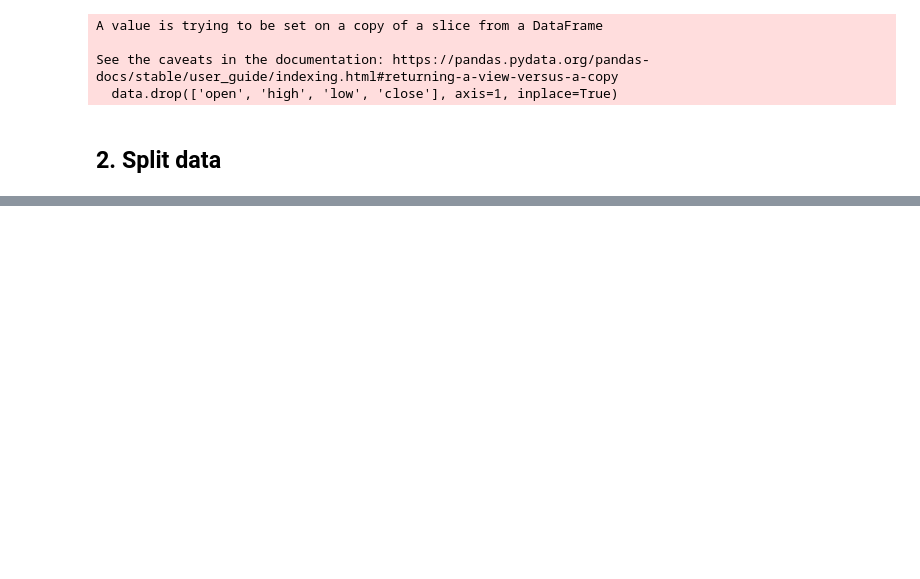
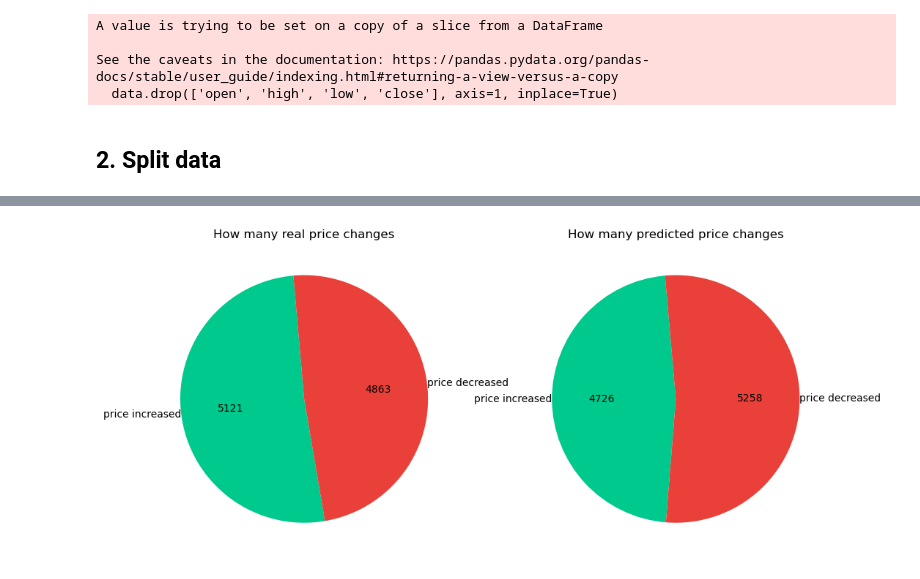
Before and after one commit to pribylr/bp, a Jupyter notebook: thesis_showcase.ipynb, the cells around one changed output, grey strips where cells are left out. Cells and saved outputs as stored; diff of their text form; code cells hidden in the pictures; blank space fills up the shorter version.

```diff
--- a/thesis_showcase.ipynb
+++ b/thesis_showcase.ipynb
@@ -176,2 +198,2 @@ model = Transformer(config)
 # %%
-model, best_epoch, train_losses, val_losses = model_trainer.train_model_transformer(Xtrain, ytrain, Xval, yval, path, epochs, model, 1e-3, config, Xtest)
+# model, best_epoch, train_losses, val_losses = model_trainer.train_model_transformer(Xtrain, ytrain, Xval, yval, path, epochs, model, 1e-3, config, Xtest)
@@ -184,0 +200,3 @@ model, best_epoch, train_losses, val_losses = model_trainer.train_model_transfor
+# %%
+with tf.device('/CPU:0'):
+    pred = model(Xtest, target=None, training=False)
@@ -184,0 +259,11 @@ model, best_epoch, train_losses, val_losses = model_trainer.train_model_transfor
+# %%
+real_price_movement = list(data_processor.sum_along_seq_dim(ytest_c[:,:,0]))
+pred_price_movement = list(data_processor.sum_along_seq_dim(pred[:,:,0]))
+# %%
+#real_classes, pred_classes = create_classification_classes(real_price_movement, pred_price_movement)
+real_classes = data_processor.create_binary_classification_classes(real_price_movement, 0.0)
+pred_classes = data_processor.create_binary_classification_classes(pred_price_movement, 0.0)
+# %%
+visualizer.pie_number_of_price_movements_binary(real_classes, pred_classes)
+# %% [output]
+[figure, added]
```
Also changed, not shown: parts of 28 cells of this notebook.
